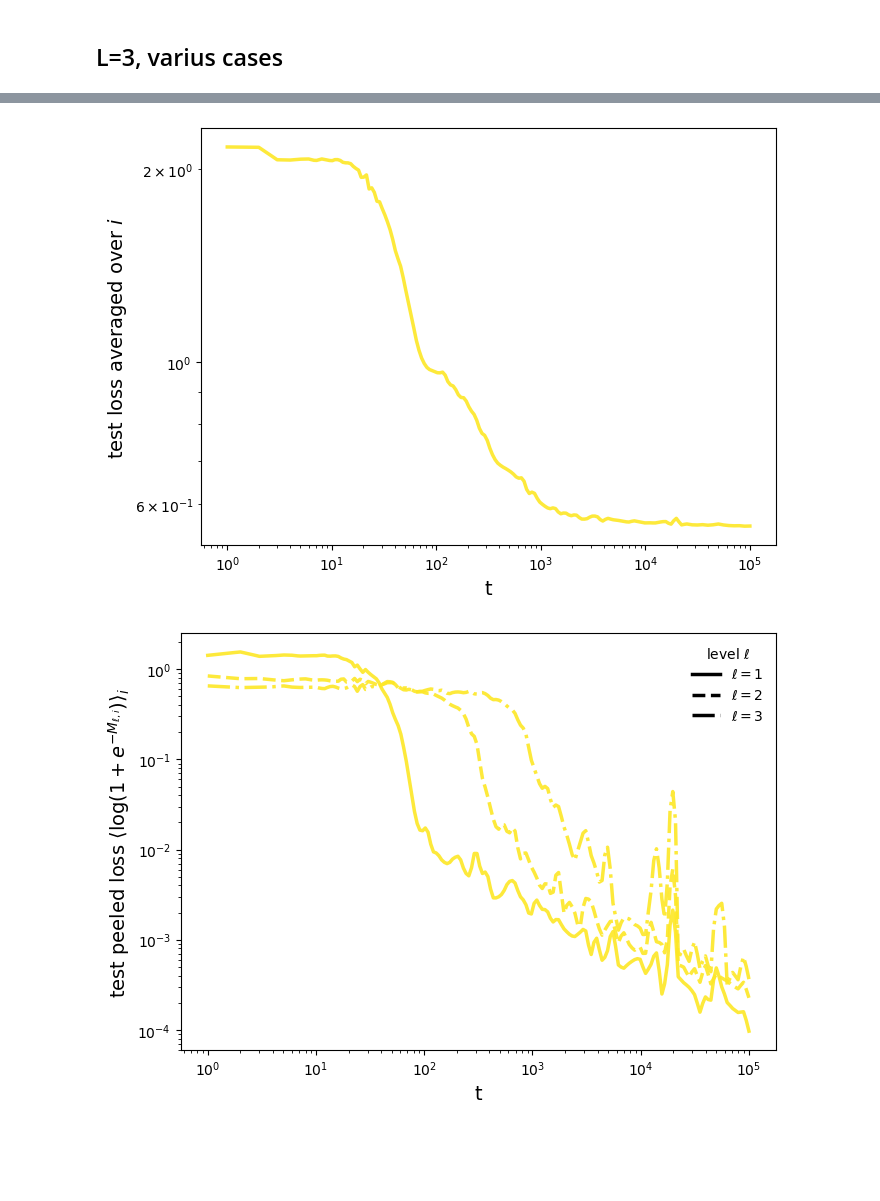
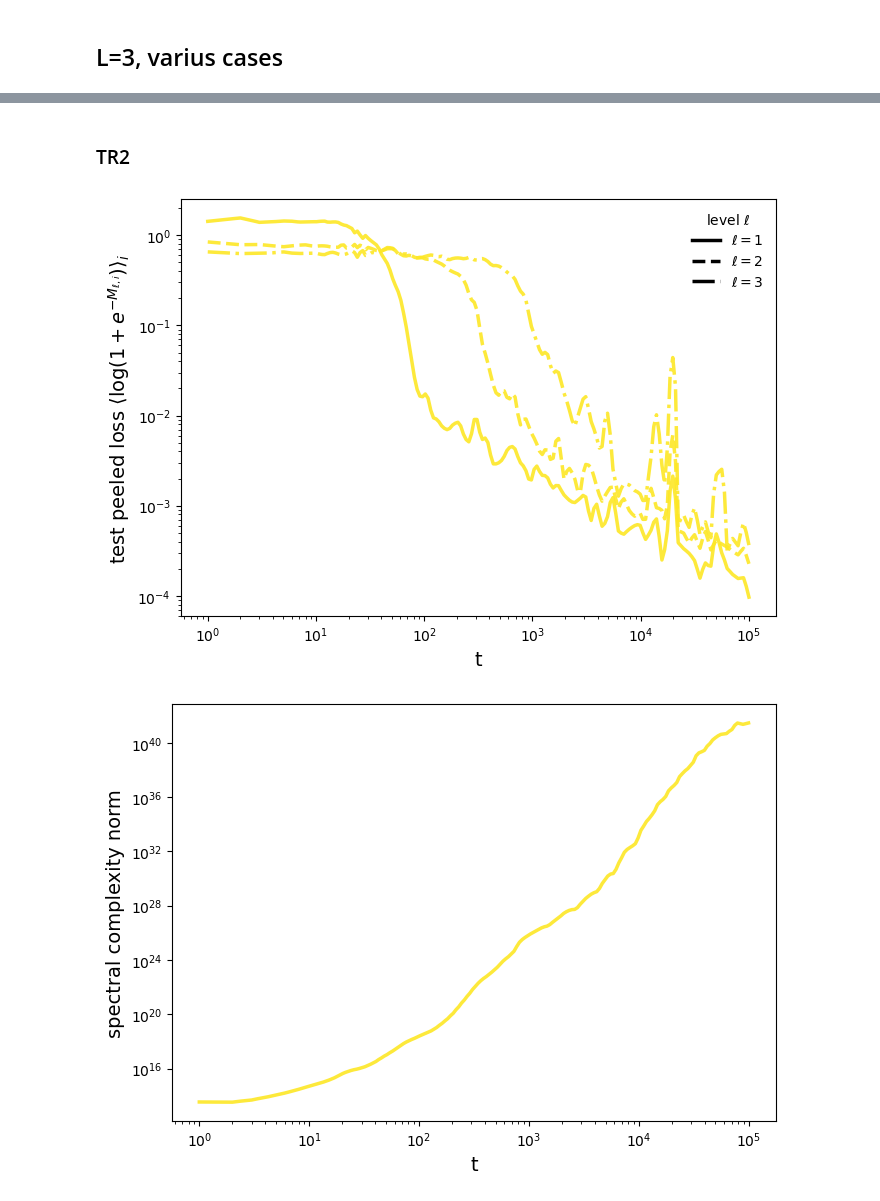
Before and after one commit to f-damico/small-language-modelling, a Jupyter notebook: notebook_M.ipynb, the cells around one changed output, grey strips where cells are left out. Cells and saved outputs as stored; diff of their text form; code cells hidden in the pictures; blank space fills up the shorter version.

```diff
--- a/notebook_M.ipynb
+++ b/notebook_M.ipynb
@@ -1098,3 +1191,5 @@ fig, ax = plot_ntp_average_i_all_curves(
+# %% [markdown]
+### TR2
 # %%
 res = load_collected_results(
     "slm_TR2_uniform_L3_v1",
@@ -1104,29 +1199,27 @@ res = load_collected_results(
 fig, ax = plot_ntp_average_i_all_curves(
     res,
     norm_type="time",
-    y_plot="test_loss",
+    y_plot="M_l_peeled_loss",
     split="test",
     xscale="log",
     yscale="log",
     average_seeds=True,
-    avg_num_x=200,
-    avg_min_count=1,
+    show_seed_std=True,
     lw=2.5,
 )
 # %% [output]
-[figure, old version]
+[figure, new version]
 # %%
 fig, ax = plot_ntp_average_i_all_curves(
     res,
     norm_type="time",
-    y_plot="M_l_peeled_loss",
+    y_plot="spectral_complexity",
     split="test",
-    M_l_levels=[1, 2, 3],
     xscale="log",
     yscale="log",
     average_seeds=True,
     show_seed_std=True,
     lw=2.5,
 )
 # %% [output]
-[figure, old version]
+[figure, new version]
```
Also changed, not shown: parts of 22 cells of this notebook, 1 other file.
